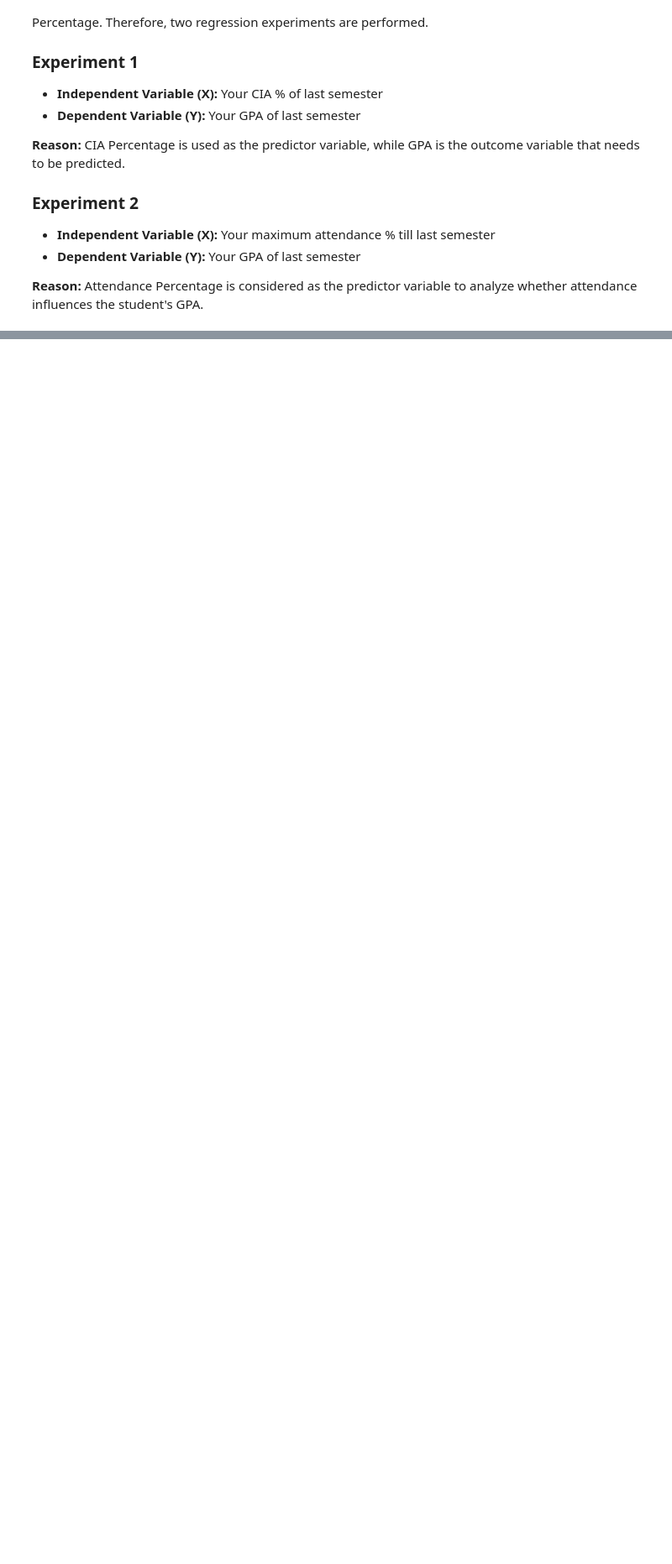
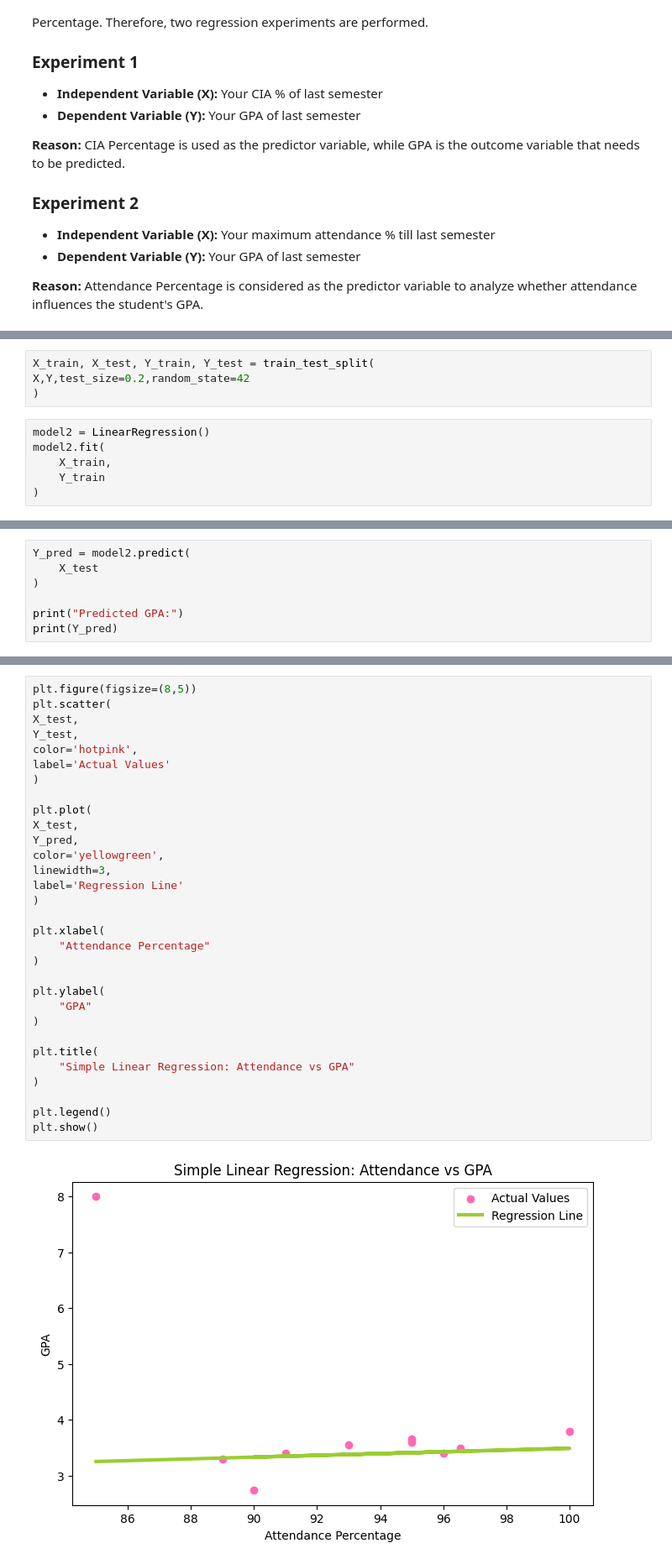
Before and after one commit to an2sh4a/ML-Lab-2547262, a Jupyter notebook: Lab-3/lab-3.ipynb, the cells around one changed output, grey strips where cells are left out. Shown at 84% size. Cells and saved outputs as stored; diff of their text form; blank space fills up the shorter version.

```diff
--- a/Lab-3/lab-3.ipynb
+++ b/Lab-3/lab-3.ipynb
@@ -229,0 +329,10 @@ The objective of this lab is to study whether GPA can be predicted using CIA Per
+# %%
+X_train, X_test, Y_train, Y_test = train_test_split(
+X,Y,test_size=0.2,random_state=42
+)
+# %%
+model2 = LinearRegression()
+model2.fit(
+    X_train,
+    Y_train
+)
@@ -229,0 +354,7 @@ The objective of this lab is to study whether GPA can be predicted using CIA Per
+# %%
+Y_pred = model2.predict(
+    X_test
+)
+
+print("Predicted GPA:")
+print(Y_pred)
@@ -229,0 +365,33 @@ The objective of this lab is to study whether GPA can be predicted using CIA Per
+# %%
+plt.figure(figsize=(8,5))
+plt.scatter(
+X_test,
+Y_test,
+color='hotpink',
+label='Actual Values'
+)
+
+plt.plot(
+X_test,
+Y_pred,
+color='yellowgreen',
+linewidth=3,
+label='Regression Line'
+)
+
+plt.xlabel(
+    "Attendance Percentage"
+)
+
+plt.ylabel(
+    "GPA"
+)
+
+plt.title(
+    "Simple Linear Regression: Attendance vs GPA"
+)
+
+plt.legend()
+plt.show()
+# %% [output]
+[figure, added]
```
Also changed, not shown: parts of 20 cells of this notebook.
